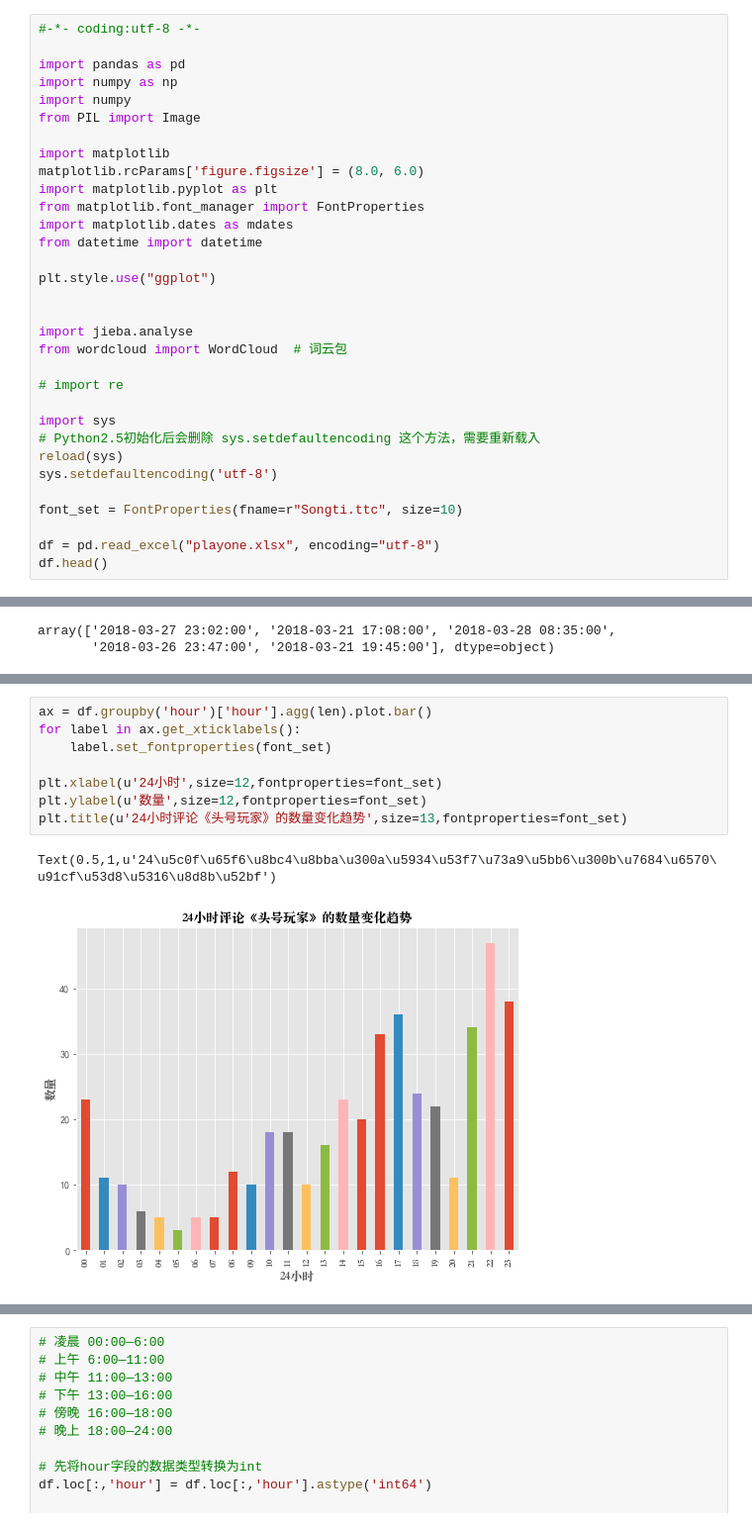
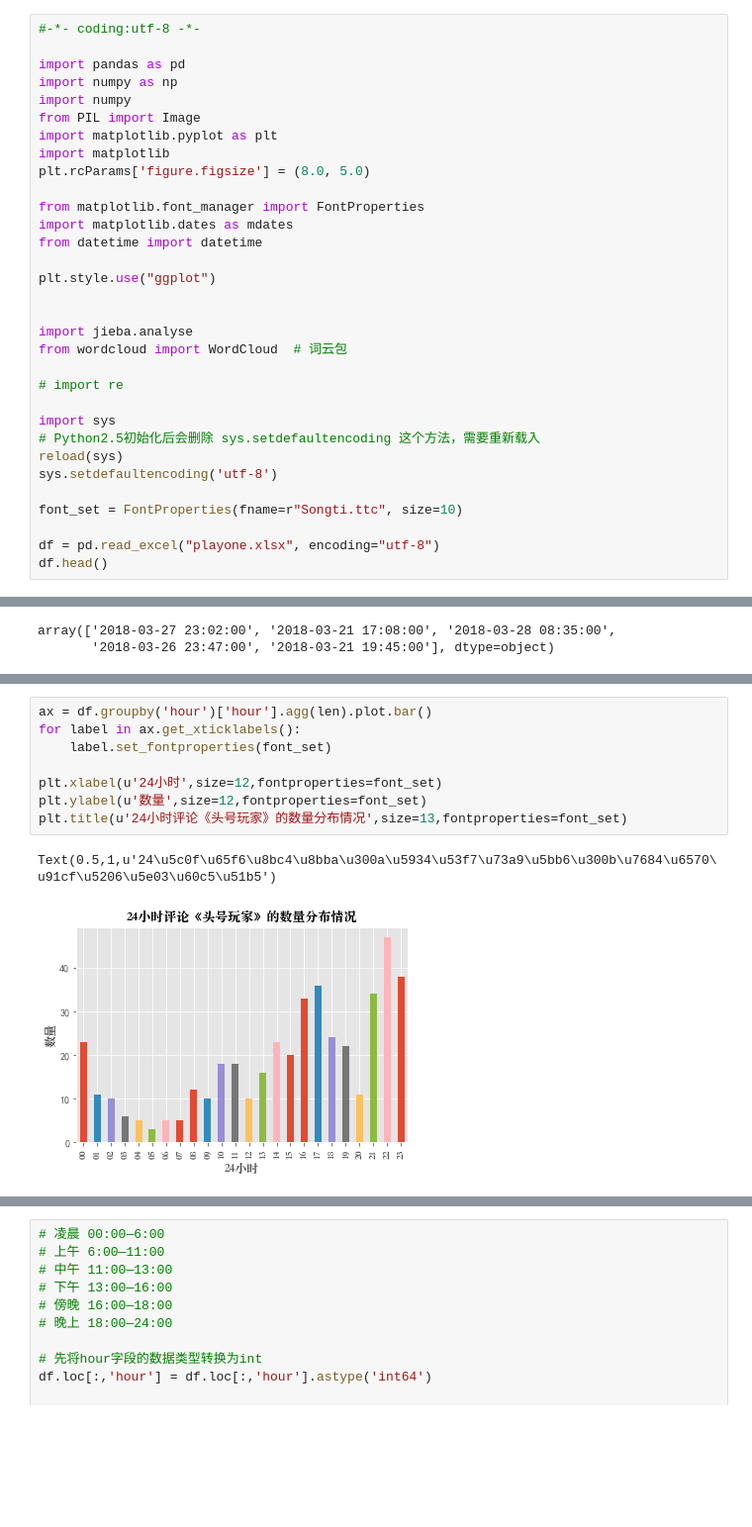
Before and after one commit to Hefountain/Analysis-Project, a Jupyter notebook: 《头号玩家》影评分析/Analysis of movie comments .ipynb, the cells around one changed output, grey strips where cells are left out. Shown: that part at 99% size. Cells and saved outputs as stored; diff of their text form; blank space fills up the shorter version.

```diff
--- a/《头号玩家》影评分析/Analysis of movie comments .ipynb
+++ b/《头号玩家》影评分析/Analysis of movie comments .ipynb
@@ -5,10 +5,10 @@ import pandas as pd
 import numpy as np
 import numpy
 from PIL import Image
+import matplotlib.pyplot as plt
+import matplotlib
+plt.rcParams['figure.figsize'] = (8.0, 5.0)
 
-import matplotlib
-matplotlib.rcParams['figure.figsize'] = (8.0, 6.0)
-import matplotlib.pyplot as plt
 from matplotlib.font_manager import FontProperties
 import matplotlib.dates as mdates
 from datetime import datetime
@@ -205,11 +247,11 @@ df.head()
 # %%
 ax = df.groupby('hour')['hour'].agg(len).plot.bar()
 for label in ax.get_xticklabels():
     label.set_fontproperties(font_set)
 
 plt.xlabel(u'24小时',size=12,fontproperties=font_set)
 plt.ylabel(u'数量',size=12,fontproperties=font_set)
-plt.title(u'24小时评论《头号玩家》的数量变化趋势',size=13,fontproperties=font_set)
+plt.title(u'24小时评论《头号玩家》的数量分布情况',size=13,fontproperties=font_set)
 # %% [output]
-Text(0.5,1,u'24\u5c0f\u65f6\u8bc4\u8bba\u300a\u5934\u53f7\u73a9\u5bb6\u300b\u7684\u6570\u91cf\u53d8\u5316\u8d8b\u52bf')
+Text(0.5,1,u'24\u5c0f\u65f6\u8bc4\u8bba\u300a\u5934\u53f7\u73a9\u5bb6\u300b\u7684\u6570\u91cf\u5206\u5e03\u60c5\u51b5')
-[figure, old version]
+[figure, new version]
```
Also changed, not shown: parts of 16 cells of this notebook.
